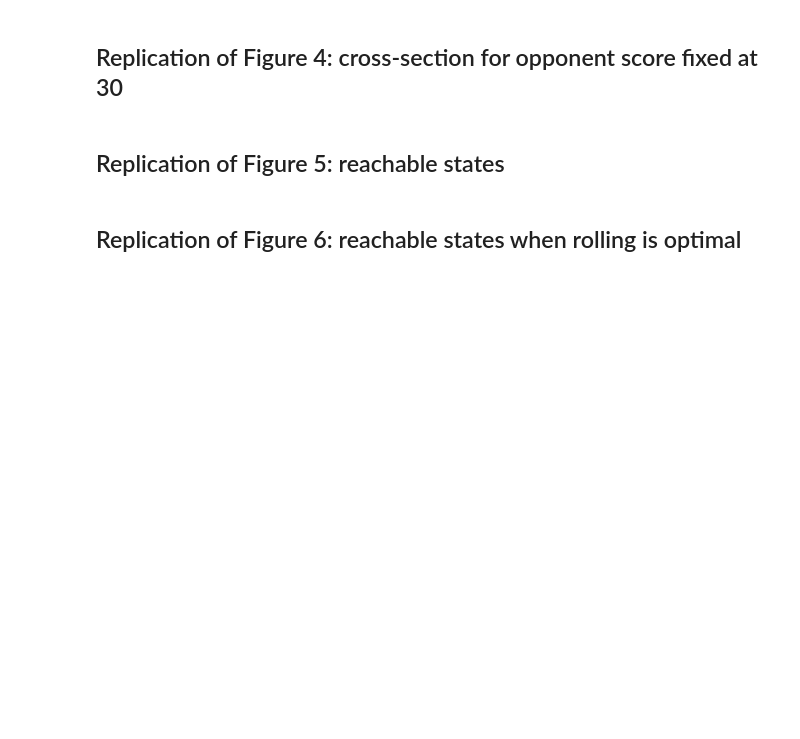
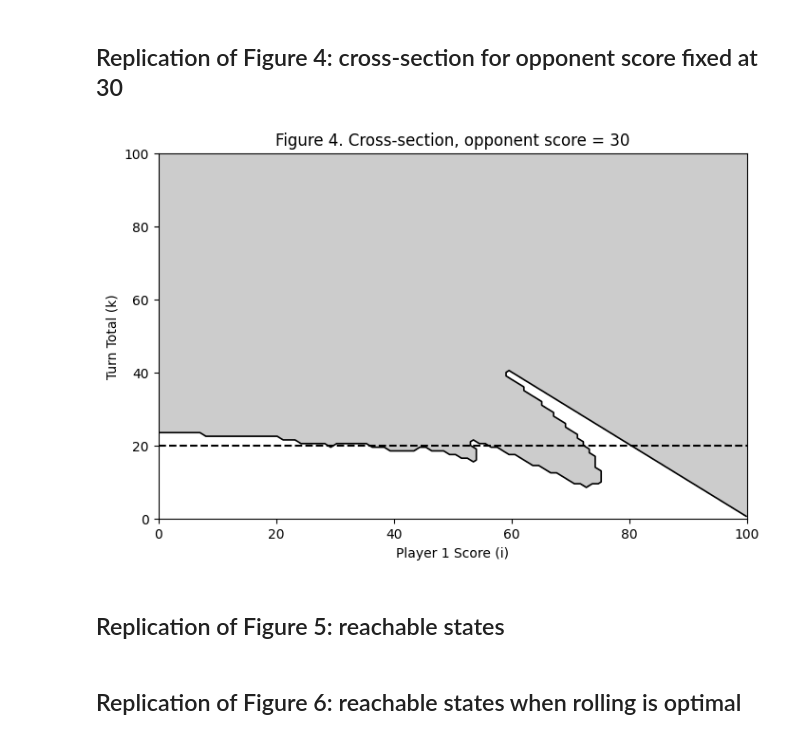
Before and after one commit to jguntrip42/pig_review_repo, a Jupyter notebook: main_results.ipynb, the cells around one changed output. Saved outputs shown, nothing was run; the diff lists cells and outputs as text; code cells hidden in the pictures; blank space fills up the shorter version.

```diff
--- a/main_results.ipynb
+++ b/main_results.ipynb
@@ -90,0 +102,22 @@ plt.show()
+# %%
+T = 100
+
+# 0 is roll and 1 is hold
+decision = np.zeros((T, T, T + 1))
+
+for i in range(T):
+    for j in range(T):
+        for k in range(T + 1):
+
+            # If current score + turn total reaches target,
+            # holding wins immediately.
+            if i + k >= T:
+                decision[i, j, k] = 1
+
+            else:
+                if pig_policy[(i, j, k)] == "hold":
+                    decision[i, j, k] = 1
+                else:
+                    decision[i, j, k] = 0
+
+print(decision.shape)
@@ -91,5 +180,26 @@ plt.show()
 # %% [markdown]
 ## Replication of Figure 4: cross-section for opponent score fixed at 30
+# %%
+j = 30
+Z = decision[:, j, :]
+
+plt.figure(figsize=(8, 5))
+
+plt.contourf(Z.T, levels=[0.5, 1.0], colors=["0.80"], extent=[0, 100, 0, 100])
+plt.contour(Z.T, levels=[0.5], colors="black", linewidths=1.2, extent=[0, 100, 0, 100])
+
+plt.axhline(20, linestyle="--", color="black")
+
+plt.xlabel("Player 1 Score (i)")
+plt.ylabel("Turn Total (k)")
+plt.title("Figure 4. Cross-section, opponent score = 30")
+
+plt.xlim(0, 100)
+plt.ylim(0, 100)
+
+plt.show()
+# %% [output]
+[figure, added]
 # %% [markdown]
 ## Replication of Figure 5: reachable states
 # %% [markdown]
```
Also changed, not shown: parts of 8 cells of this notebook, 3 other files.
